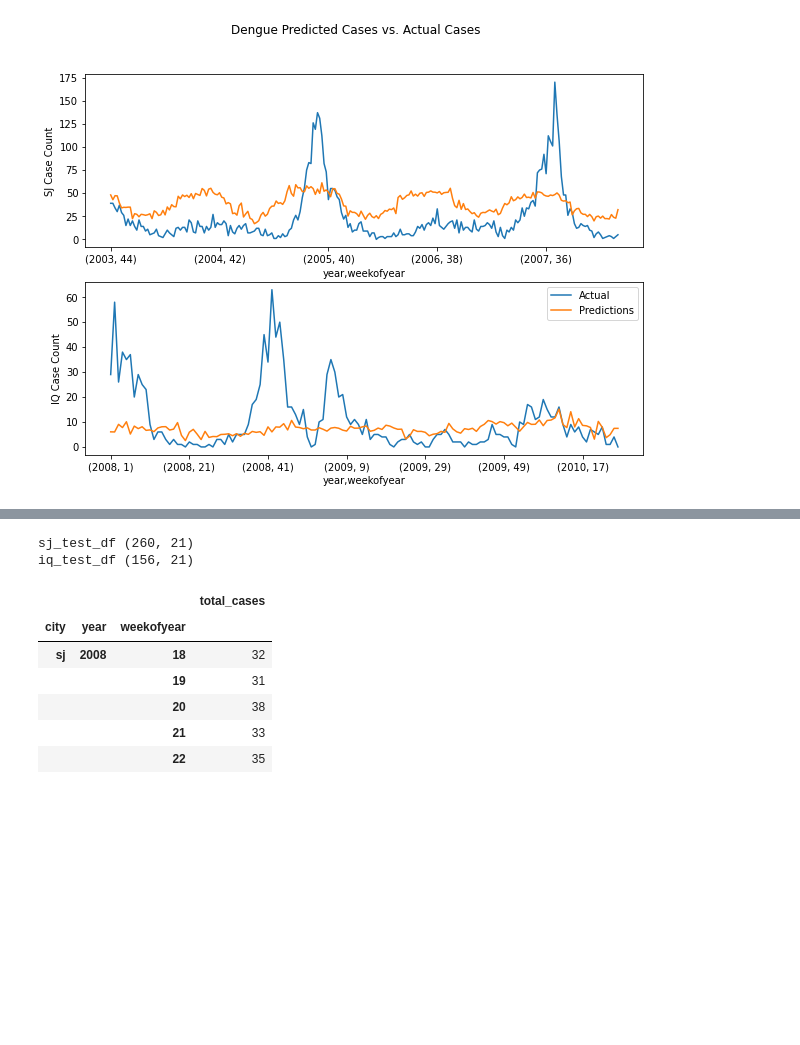
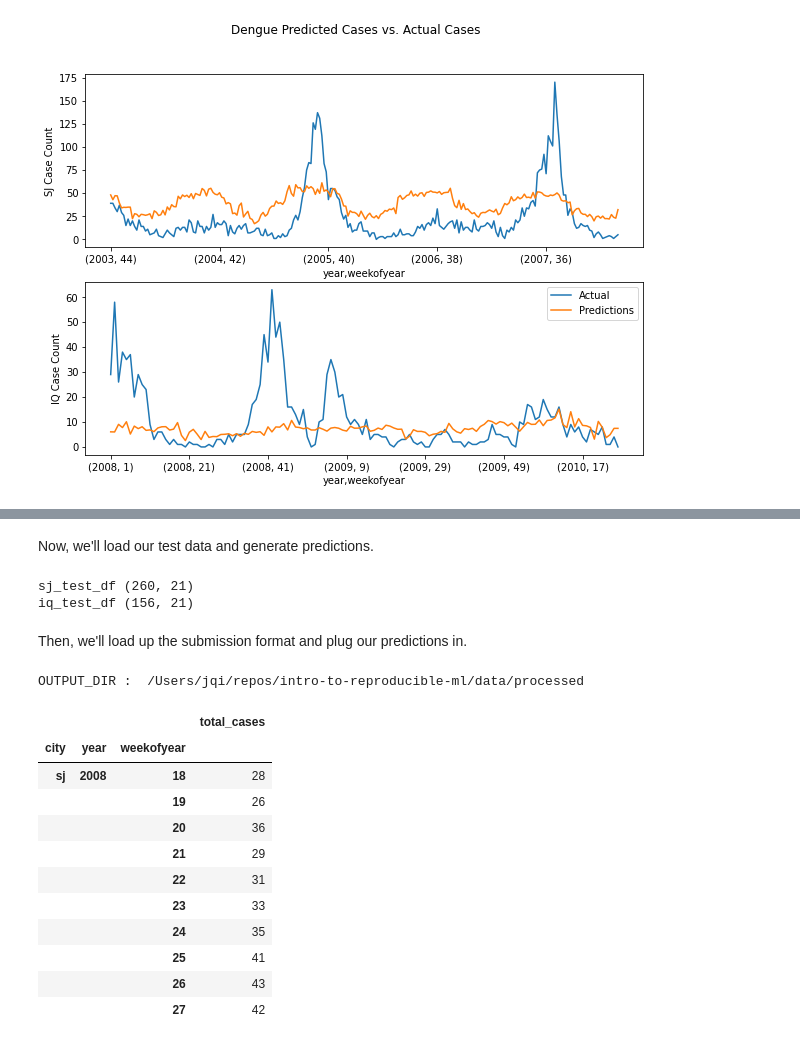
Before and after one commit to drivendataorg/intro-to-reproducible-ml, a Jupyter notebook: notebooks/modeling_draft.ipynb, the cells around one changed output, grey strips where cells are left out. Drawn from its saved outputs; the diff is of its cells as text; code cells hidden in the pictures; blank space fills up the shorter version.

```diff
--- a/notebooks/modeling_draft.ipynb
+++ b/notebooks/modeling_draft.ipynb
@@ -98,0 +86,19 @@ This is where we start getting down to business. As we noted above, we'll train
+# %%
+features_to_use = [
+    "reanalysis_specific_humidity_g_per_kg",
+    "reanalysis_dew_point_temp_k",
+    "station_avg_temp_c",
+    "station_min_temp_c"
+]
+
+preprocessing_steps = Pipeline([
+    ("standard_scaler", StandardScaler()),
+    ("forward_imputer", forward_imputer)
+])
+
+sj_preprocessor = ColumnTransformer(
+    transformers = [
+        ("features", preprocessing_steps, features_to_use)
+    ],
+    remainder = "drop"
+)
@@ -156,5 +177,11 @@ So, we know we're not going to win this thing, but let's submit the model anyway
+# %%
+sj_pipeline.fit(sj_features_df, sj_labels_df)
+iq_pipeline.fit(iq_features_df, iq_labels_df)
+None
+# %% [markdown]
+Now, we'll load our test data and generate predictions.
 # %%
-sj_test_df, iq_test_df = load_data(RAW_DATA_DIR / "dengue_features_test.csv")
+sj_test_df, iq_test_df = load_data(DATA_DIR / "dengue_features_test.csv")
 
 print("sj_test_df", sj_test_df.shape)
 print("iq_test_df", iq_test_df.shape)
@@ -164,25 +191,38 @@ iq_test_df (156, 21)
 # %%
 sj_test_preds = sj_pipeline.predict(sj_test_df)
 iq_test_preds = iq_pipeline.predict(iq_test_df)
+# %% [markdown]
+Then, we'll load up the submission format and plug our predictions in.
+# %%
+OUTPUT_DIR = PROJ_ROOT / "data" / "processed"
+print("OUTPUT_DIR : ", OUTPUT_DIR)
+# %% [output]
+OUTPUT_DIR :  /Users/jqi/repos/intro-to-reproducible-ml/data/processed
 # %%
-sj_submission_df, iq_submission_df = load_data(RAW_DATA_DIR / "submission_format.csv")
+sj_submission_df, iq_submission_df = load_data(DATA_DIR / "submission_format.csv")
 
 sj_submission_df["total_cases"] = sj_test_preds.astype(int)
 iq_submission_df["total_cases"] = iq_test_preds.astype(int)
 
+# Rejoin SJ and IQ together.
 submission_df = pd.concat({
     "sj": sj_submission_df,
     "iq": iq_submission_df
 }, names=["city"])
 
-# submission_df.to_csv("")
+submission_df.to_csv(OUTPUT_DIR / "submission.csv")
 
-submission_df.head()
+submission_df.head(10)
 # %% [output]
 |  |  |  | total_cases |
 | city | year | weekofyear |  |
-| sj | 2008 | 18 | 32 |
-|  |  | 19 | 31 |
-|  |  | 20 | 38 |
-|  |  | 21 | 33 |
-|  |  | 22 | 35 |
+| sj | 2008 | 18 | 28 |
+|  |  | 19 | 26 |
+|  |  | 20 | 36 |
+|  |  | 21 | 29 |
+|  |  | 22 | 31 |
+|  |  | 23 | 33 |
+|  |  | 24 | 35 |
+|  |  | 25 | 41 |
+|  |  | 26 | 43 |
+|  |  | 27 | 42 |
```
Also changed, not shown: parts of 31 cells of this notebook, 2 other files.
